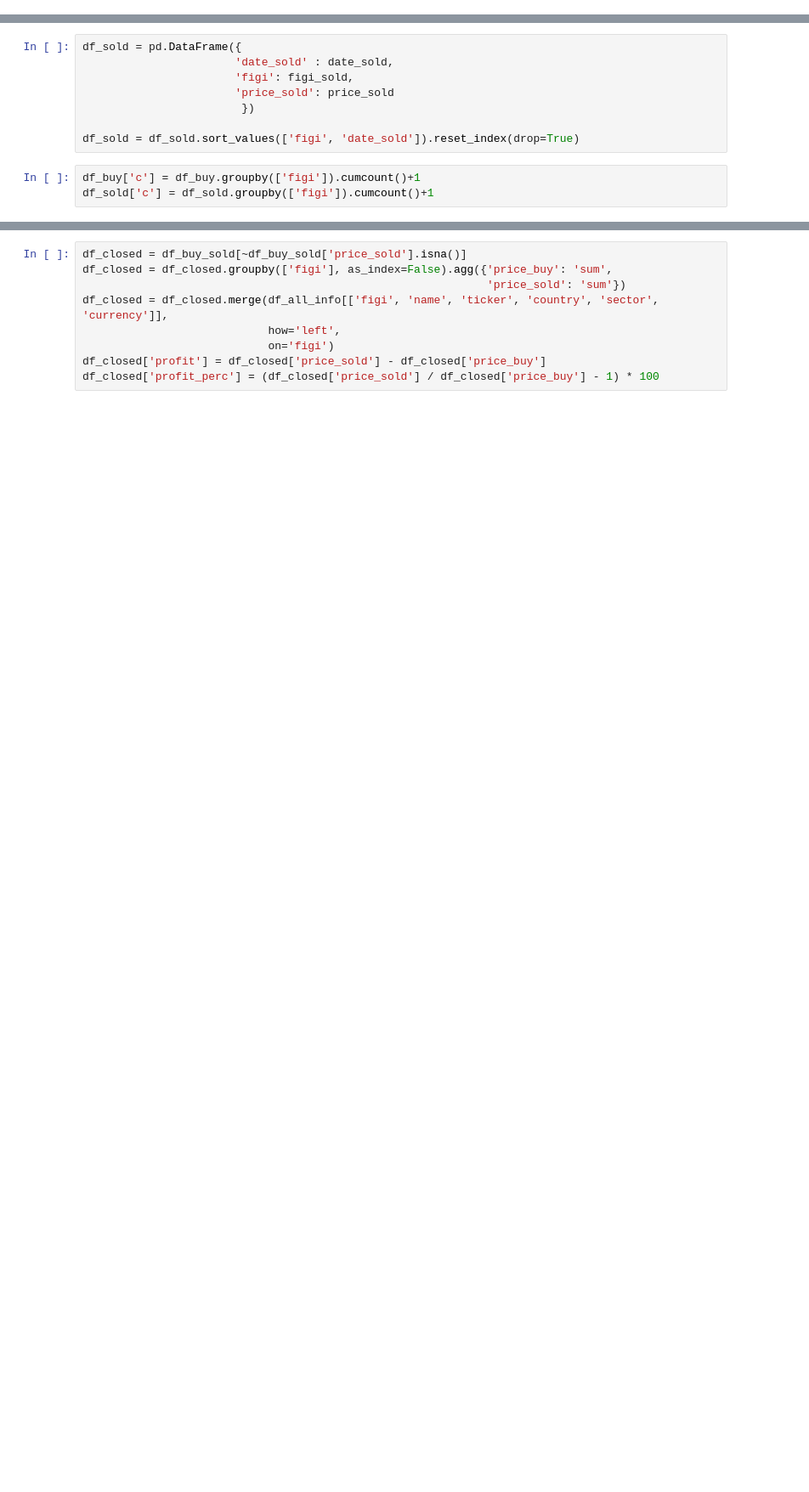
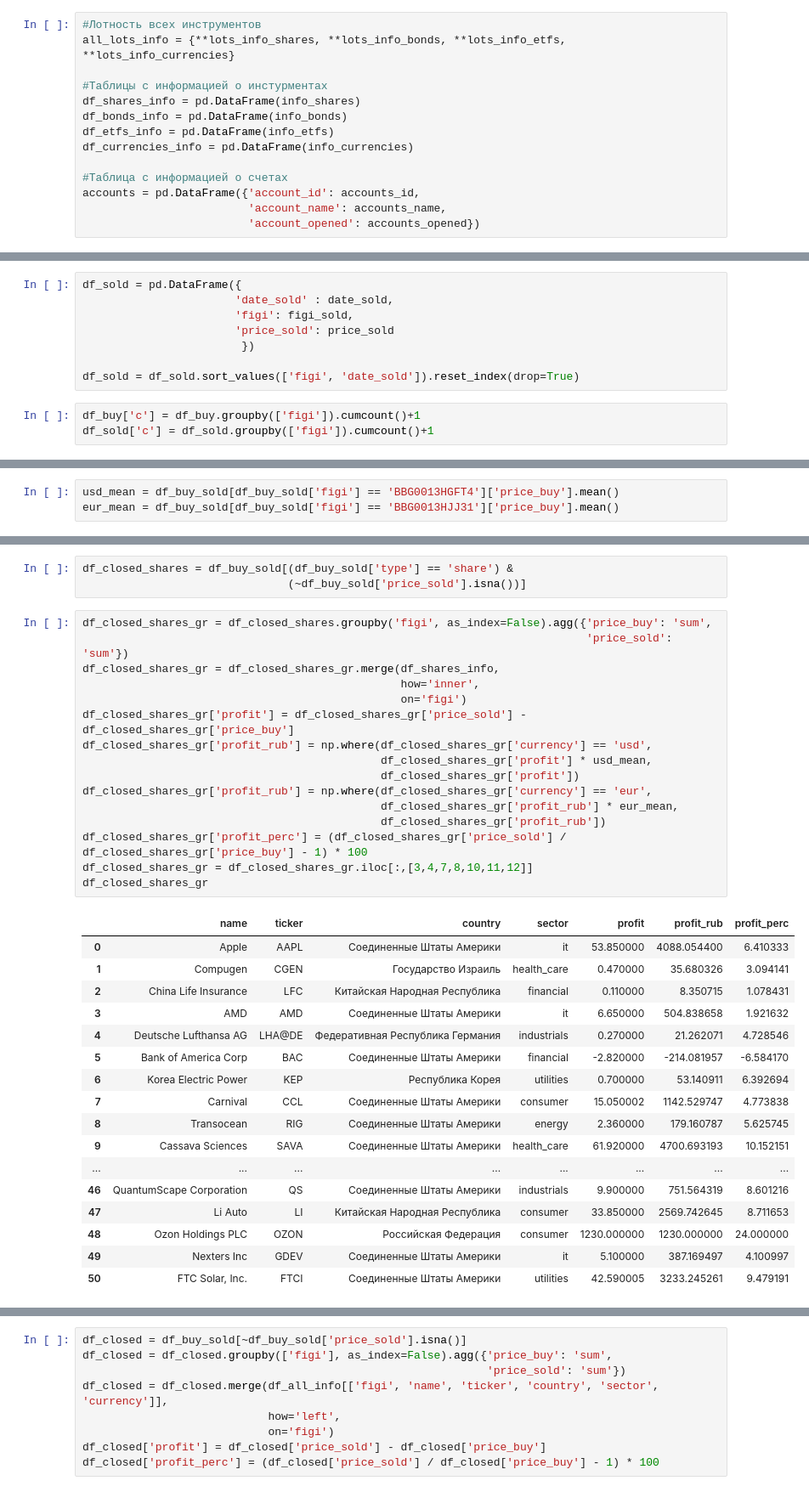
Before and after one commit to VNEShi/tinkoff-invest, a Jupyter notebook: Статистика Тинькоф инвестиций.ipynb, the cells around one changed output, grey strips where cells are left out. Shown at 85% size. Drawn from its saved outputs; the diff is of its cells as text; blank space fills up the shorter version.

Commit message:
closed share
add visualization closed share

```diff
--- a/Статистика Тинькоф инвестиций.ipynb
+++ b/Статистика Тинькоф инвестиций.ipynb
@@ -98,3 +108,17 @@ accounts
+# %%
+#Лотность всех инструментов
+all_lots_info = {**lots_info_shares, **lots_info_bonds, **lots_info_etfs, **lots_info_currencies}
+
+#Таблицы с информацией о инстурментах
+df_shares_info = pd.DataFrame(info_shares)
+df_bonds_info = pd.DataFrame(info_bonds)
+df_etfs_info = pd.DataFrame(info_etfs)
+df_currencies_info = pd.DataFrame(info_currencies)
+
+#Таблица с информацией о счетах
+accounts = pd.DataFrame({'account_id': accounts_id,
+                         'account_name': accounts_name,
+                         'account_opened': accounts_opened})
 # %%
 number_account = 0
 
@@ -242,0 +241,3 @@ df_buy_sold
+# %%
+usd_mean = df_buy_sold[df_buy_sold['figi'] == 'BBG0013HGFT4']['price_buy'].mean()
+eur_mean = df_buy_sold[df_buy_sold['figi'] == 'BBG0013HJJ31']['price_buy'].mean()
@@ -242,0 +282,37 @@ df_buy_sold
+# %%
+df_closed_shares = df_buy_sold[(df_buy_sold['type'] == 'share') &
+                               (~df_buy_sold['price_sold'].isna())]
+# %%
+df_closed_shares_gr = df_closed_shares.groupby('figi', as_index=False).agg({'price_buy': 'sum',
+                                                                            'price_sold': 'sum'})
+df_closed_shares_gr = df_closed_shares_gr.merge(df_shares_info,
+                                                how='inner',
+                                                on='figi')
+df_closed_shares_gr['profit'] = df_closed_shares_gr['price_sold'] - df_closed_shares_gr['price_buy']
+df_closed_shares_gr['profit_rub'] = np.where(df_closed_shares_gr['currency'] == 'usd',
+                                             df_closed_shares_gr['profit'] * usd_mean,
+                                             df_closed_shares_gr['profit'])
+df_closed_shares_gr['profit_rub'] = np.where(df_closed_shares_gr['currency'] == 'eur',
+                                             df_closed_shares_gr['profit_rub'] * eur_mean,
+                                             df_closed_shares_gr['profit_rub'])
+df_closed_shares_gr['profit_perc'] = (df_closed_shares_gr['price_sold'] / df_closed_shares_gr['price_buy'] - 1) * 100
+df_closed_shares_gr = df_closed_shares_gr.iloc[:,[3,4,7,8,10,11,12]]
+df_closed_shares_gr
+# %% [output]
+|  | name | ticker | country | sector | profit | profit_rub | profit_perc |
+| 0 | Apple | AAPL | Соединенные Штаты Америки | it | 53.850000 | 4088.054400 | 6.410333 |
+| 1 | Compugen | CGEN | Государство Израиль | health_care | 0.470000 | 35.680326 | 3.094141 |
+| 2 | China Life Insurance | LFC | Китайская Народная Республика | financial | 0.110000 | 8.350715 | 1.078431 |
+| 3 | AMD | AMD | Соединенные Штаты Америки | it | 6.650000 | 504.838658 | 1.921632 |
+| 4 | Deutsche Lufthansa AG | LHA@DE | Федеративная Республика Германия | industrials | 0.270000 | 21.262071 | 4.728546 |
+| 5 | Bank of America Corp | BAC | Соединенные Штаты Америки | financial | -2.820000 | -214.081957 | -6.584170 |
+| 6 | Korea Electric Power | KEP | Республика Корея | utilities | 0.700000 | 53.140911 | 6.392694 |
+| 7 | Carnival | CCL | Соединенные Штаты Америки | consumer | 15.050002 | 1142.529747 | 4.773838 |
+| 8 | Transocean | RIG | Соединенные Штаты Америки | energy | 2.360000 | 179.160787 | 5.625745 |
+| 9 | Cassava Sciences | SAVA | Соединенные Штаты Америки | health_care | 61.920000 | 4700.693193 | 10.152151 |
+| ... | ... | ... | ... | ... | ... | ... | ... |
+| 46 | QuantumScape Corporation | QS | Соединенные Штаты Америки | industrials | 9.900000 | 751.564319 | 8.601216 |
+| 47 | Li Auto | LI | Китайская Народная Республика | consumer | 33.850000 | 2569.742645 | 8.711653 |
+| 48 | Ozon Holdings PLC | OZON | Российская Федерация | consumer | 1230.000000 | 1230.000000 | 24.000000 |
+| 49 | Nexters Inc | GDEV | Соединенные Штаты Америки | it | 5.100000 | 387.169497 | 4.100997 |
+| 50 | FTC Solar, Inc. | FTCI | Соединенные Штаты Америки | utilities | 42.590005 | 3233.245261 | 9.479191 |
```
Also changed, not shown: parts of 23 cells of this notebook.
